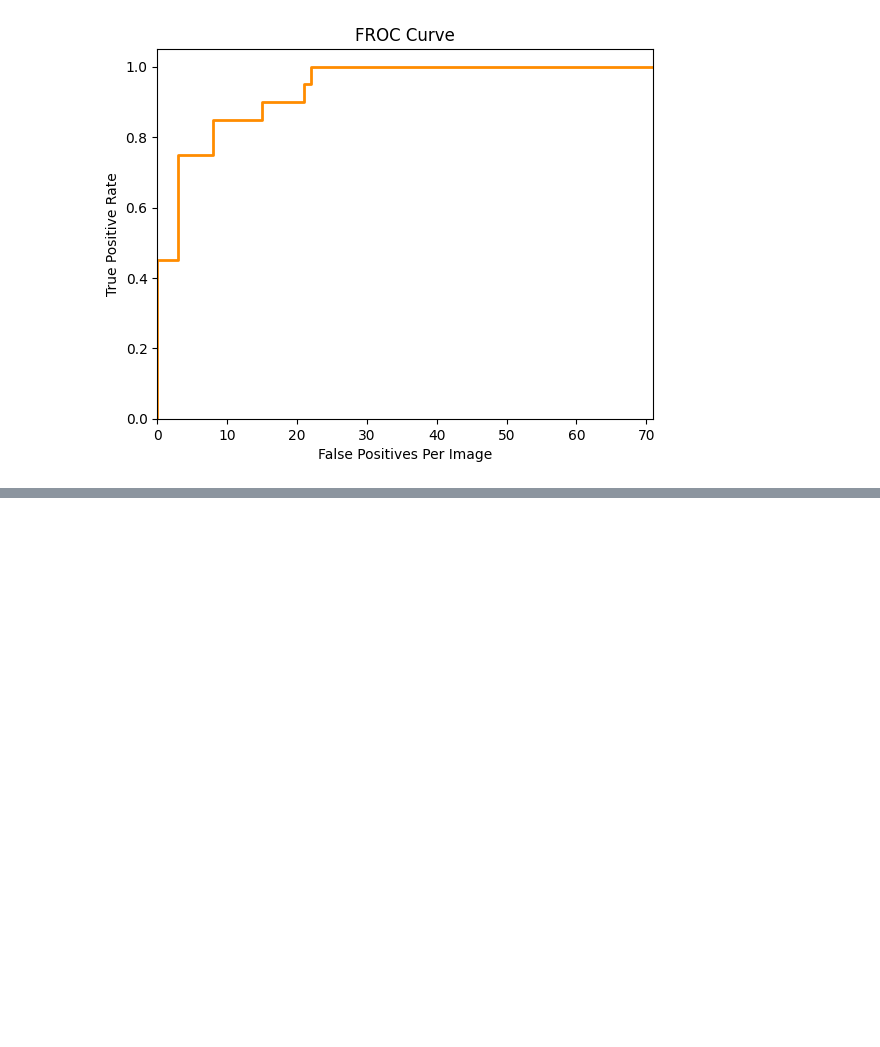
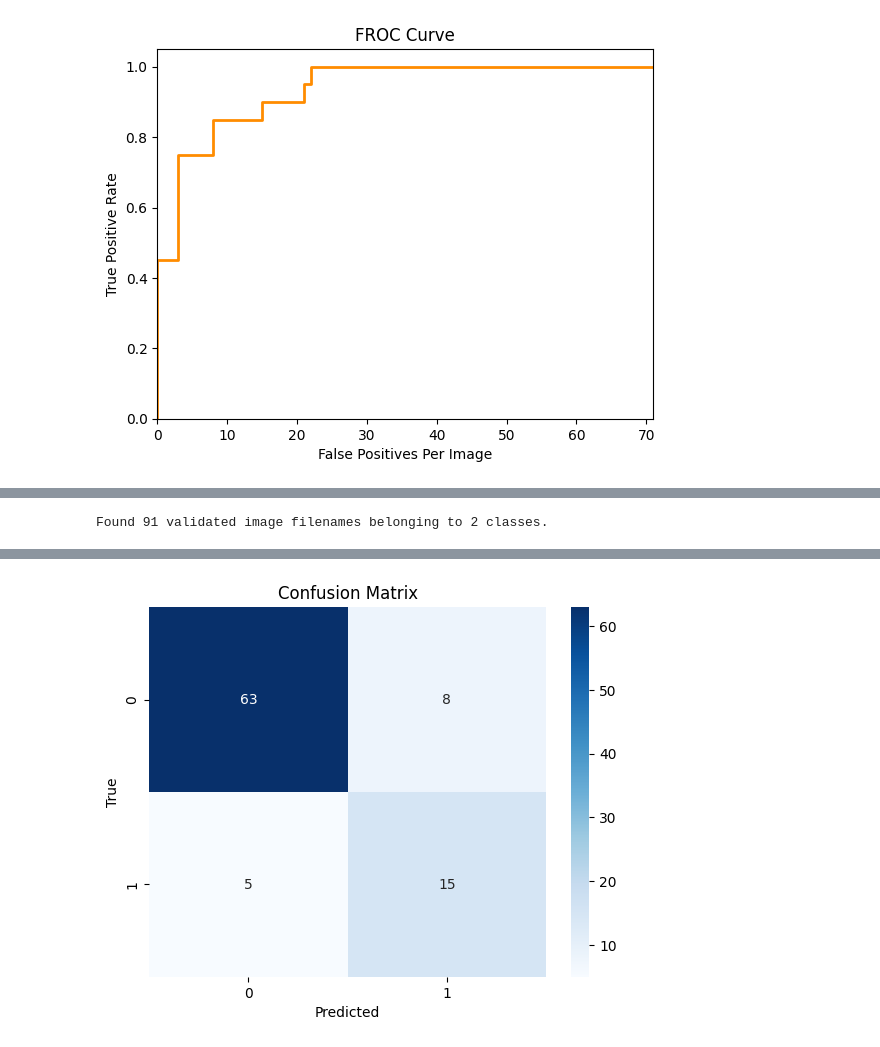
Before and after one commit to boemer00/signet-ring-cv, a Jupyter notebook: notebooks/data_processing_classification.ipynb, the cells around one changed output, grey strips where cells are left out. Drawn from its saved outputs; the diff is of its cells as text; code cells hidden in the pictures; blank space fills up the shorter version.

Commit message:
updated conf matrix

```diff
--- a/notebooks/data_processing_classification.ipynb
+++ b/notebooks/data_processing_classification.ipynb
@@ -285,0 +299,45 @@ plt.title('FROC Curve');
+# %%
+from tensorflow.keras.preprocessing.image import ImageDataGenerator
+
+df = pd.concat([pos_df, neg_df], ignore_index=True)
+
+test_datagen = ImageDataGenerator(rescale=1./255)
+
+from sklearn.model_selection import train_test_split
+
+train_val_df, test_df = train_test_split(df, test_size=0.2, random_state=42)
+
+train_df, val_df = train_test_split(train_val_df, test_size=0.25, random_state=42) # 0.25 x 0.8 = 0.
+
+
+# Convert labels to string for the generator
+test_df['label_str'] = test_df['label'].astype(str)
+
+test_generator = test_datagen.flow_from_dataframe(
+    dataframe=test_df,
+    x_col='image_path',
+    y_col='label_str',
+    target_size=(224, 224),
+    batch_size=32,
+    class_mode='binary',
+    shuffle=False
+)
+# %% [output]
+Found 91 validated image filenames belonging to 2 classes.
+# %%
+y_true_numeric = test_df['label'].values
+# %%
+from sklearn.metrics import confusion_matrix
+import seaborn as sns
+
+predictions = model_.predict(test_generator)
+
+predictions_binary = (predictions > 0.2).astype(int)
+
+cm = confusion_matrix(y_true_numeric, predictions_binary)
+
+sns.heatmap(cm, annot=True, fmt='d', cmap='Blues')
+plt.xlabel('Predicted')
+plt.ylabel('True')
+plt.title('Confusion Matrix');
+# %% [output]
@@ -285,0 +345 @@ plt.title('FROC Curve');
+[figure, added]
```
Also changed, not shown: parts of 5 cells of this notebook.
